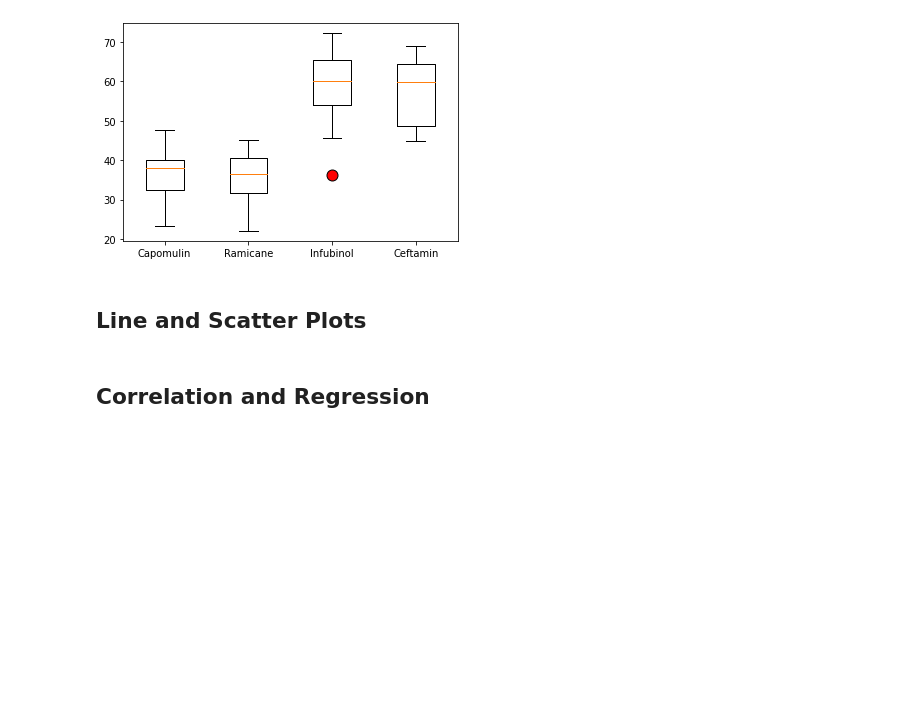
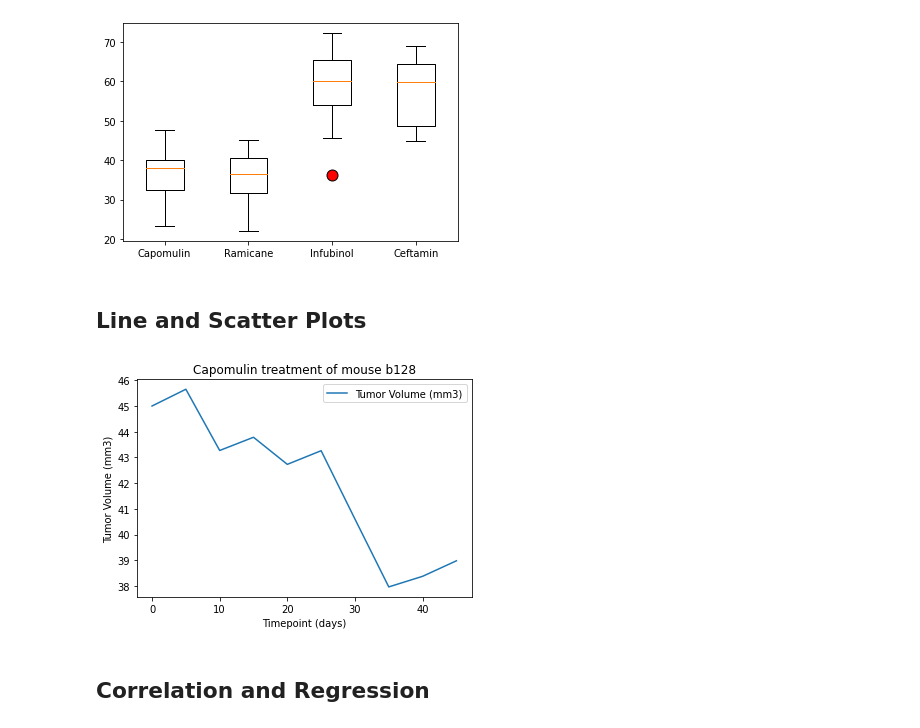
Before and after one commit to maderamel/Pymaceuticals, a Jupyter notebook: pymaceuticals.ipynb, the cells around one changed output. Drawn from its saved outputs; the diff is of its cells as text; code cells hidden in the pictures; blank space fills up the shorter version.

Commit message:
added line graph for Capomulin tx of mouse b128

```diff
--- a/pymaceuticals.ipynb
+++ b/pymaceuticals.ipynb
@@ -243,3 +241,17 @@ plt.show()
+# %%
+# Generate a line plot of tumor volume vs. time point for a mouse treated with Capomulin
+
+#didn't specify what mouse I chose b128 for MouseID
+scatterdf = cleandf[["Mouse ID", "Drug Regimen", "Timepoint", "Tumor Volume (mm3)"]]
+
+#i509 = scatterdf.loc[(cleandf["Drug Regimen"] == "Capomulin") & (scatterdf["Mouse ID"] == "b128"), 'Tumor Volume (mm3)', 'Timepoint']
+i509 = scatterdf[(scatterdf["Mouse ID"] == "b128") & (scatterdf["Drug Regimen"] == "Capomulin")]
+i509.plot.line(x="Timepoint", y="Tumor Volume (mm3)", title = "Capomulin treatment of mouse b128")
+plt.xlabel("Timepoint (days)")
+plt.ylabel("Tumor Volume (mm3)")
+plt.show()
+# %% [output]
+[figure, added]
 # %%
 # Generate a scatter plot of average tumor volume vs. mouse weight for the Capomulin regimen
 # %% [markdown]
```
Also changed, not shown: parts of 1 cell of this notebook.
